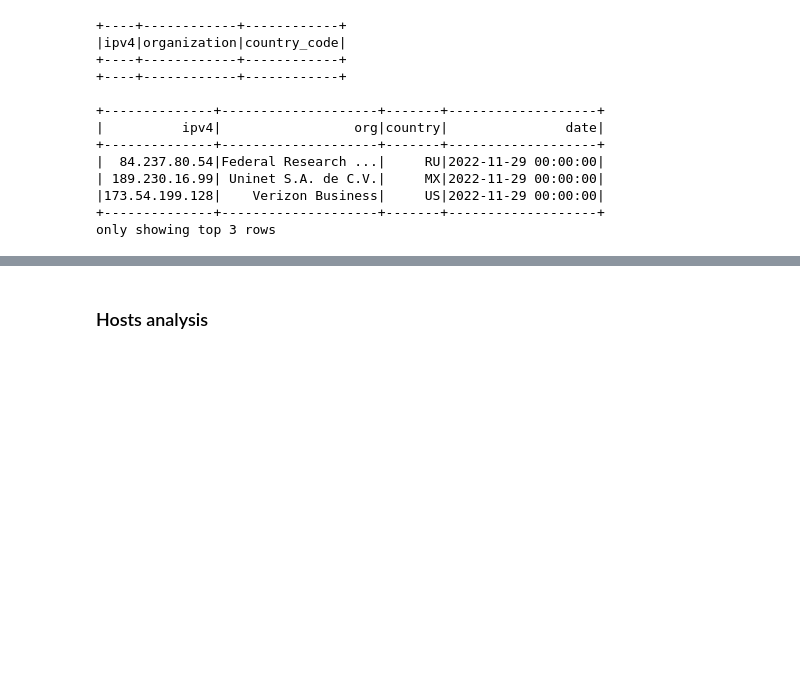
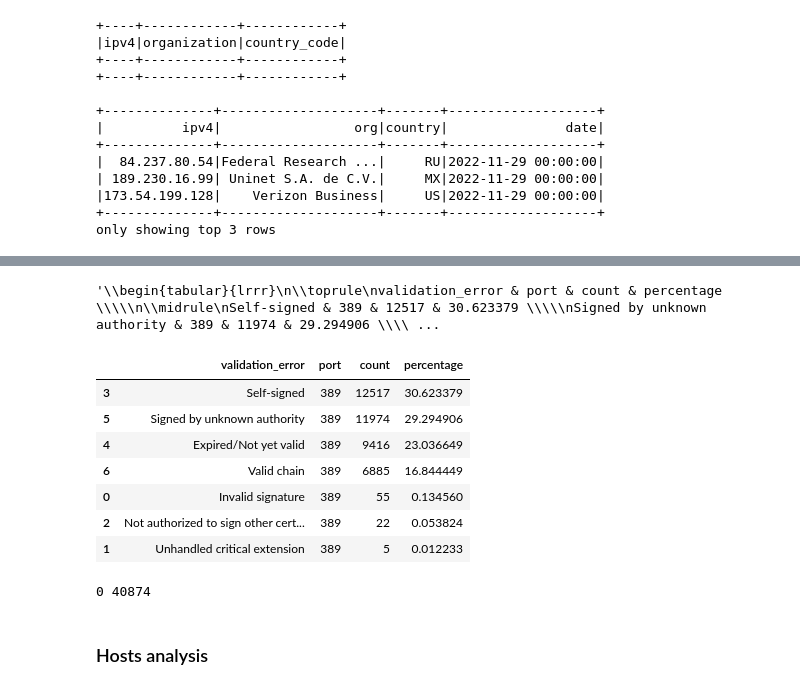
Before and after one commit to internettransparency/ldap-sequel, a Jupyter notebook: notebooks/analysis.ipynb, the cells around one changed output, grey strips where cells are left out. Drawn from its saved outputs; the diff is of its cells as text; code cells hidden in the pictures; blank space fills up the shorter version.

```diff
--- a/notebooks/analysis.ipynb
+++ b/notebooks/analysis.ipynb
@@ -329,7 +332,7 @@ def get_x509_fields(pem: str):
         # the certificate contains bytes that cannot be interpreted. Probably invalid cert
         # https://github.com/pyca/cryptography/issues/6804
         print(pem)
-        return 4 * [None]  # CHANGE HERE IN CASE ADDITIONAL RETURN PARAMETER
+        return 6 * [None]  # CHANGE HERE IN CASE ADDITIONAL RETURN PARAMETER
 
     _, san_list = get_extensions(cert)
 
@@ -342,10 +345,22 @@ def get_x509_fields(pem: str):
 
     cert_fp = cert.fingerprint(hashes.SHA256()).hex().upper()
 
+    try:
+        skid = cert.extensions.get_extension_for_oid(x509.oid.ExtensionOID.SUBJECT_KEY_IDENTIFIER).value.digest.hex().upper()
+    except:
+        pass
+    akid = ""
+    try:
+        akid = cert.extensions.get_extension_for_oid(x509.oid.ExtensionOID.AUTHORITY_KEY_IDENTIFIER).value.key_identifier.hex().upper()
+    except x509.oid.ExtensionOID.ExtensionNotFound:
+        pass
+
     return (cert.signature_algorithm_oid._name,
             public_key_size,
             san_list,
             cert_fp,
+            skid,
+            akid
            )
 
 
@@ -353,6 +368,8 @@ pem_decoded_schema = StructType([StructField("tls_signature_algorithm", StringTy
                                  StructField("pubkey_bit_size", IntegerType(), True),
                                  StructField("leaf_data_names", ArrayType(StringType()), True),  # SAN
                                  StructField("fingerprint", StringType(), True),
+                                 StructField("subject_key_identifier", StringType(), True),
+                                 StructField("authority_key_identifier", StringType(), True)
                                 ])
 
 
@@ -525,0 +604,3 @@ for i in range(2, len(dfs)):
+# %%
+# file prepared with ldap-dependency-data-preparation.ipynb
+cert_val_df = spark.read.parquet("../dataset/processing/2023-Nov-cert-validator-processing.parquet")
@@ -526,3 +706,28 @@ for i in range(2, len(dfs)):
+# %%
+def percentage(cnt, port, total_389, total_636):
+    if port == 389:
+        return cnt / total_389 * 100
+    return cnt / total_636 * 100
+
+cert_val_pdf = cert_val_df.groupBy(["validation_error", "port"]).count().toPandas()
+total_636 = cert_val_pdf[cert_val_pdf["port"] == 636]["count"].sum()
+total_389 = cert_val_pdf[cert_val_pdf["port"] == 389]["count"].sum()
+cert_val_pdf["percentage"] = cert_val_pdf.apply(lambda x: percentage(x["count"], x["port"], total_389, total_636), axis=1)
+cert_val_pdf = cert_val_pdf.sort_values(["port", "count"], ascending=False)
+display(cert_val_pdf.to_latex(index=False))
+display(cert_val_pdf)
+print(total_636, total_389)
+# %% [output]
+'\\begin{tabular}{lrrr}\n\\toprule\nvalidation_error & port & count & percentage \\\\\n\\midrule\nSelf-signed & 389 & 12517 & 30.623379 \\\\\nSigned by unknown authority & 389 & 11974 & 29.294906 \\\\ ...
+|  | validation_error | port | count | percentage |
+| 3 | Self-signed | 389 | 12517 | 30.623379 |
+| 5 | Signed by unknown authority | 389 | 11974 | 29.294906 |
+| 4 | Expired/Not yet valid | 389 | 9416 | 23.036649 |
+| 6 | Valid chain | 389 | 6885 | 16.844449 |
+| 0 | Invalid signature | 389 | 55 | 0.134560 |
+| 2 | Not authorized to sign other cert... | 389 | 22 | 0.053824 |
+| 1 | Unhandled critical extension | 389 | 5 | 0.012233 |
+0 40874
 # %% [markdown]
 ### Hosts analysis
 # %%
```
Also changed, not shown: parts of 18 cells of this notebook, 3 other files.
